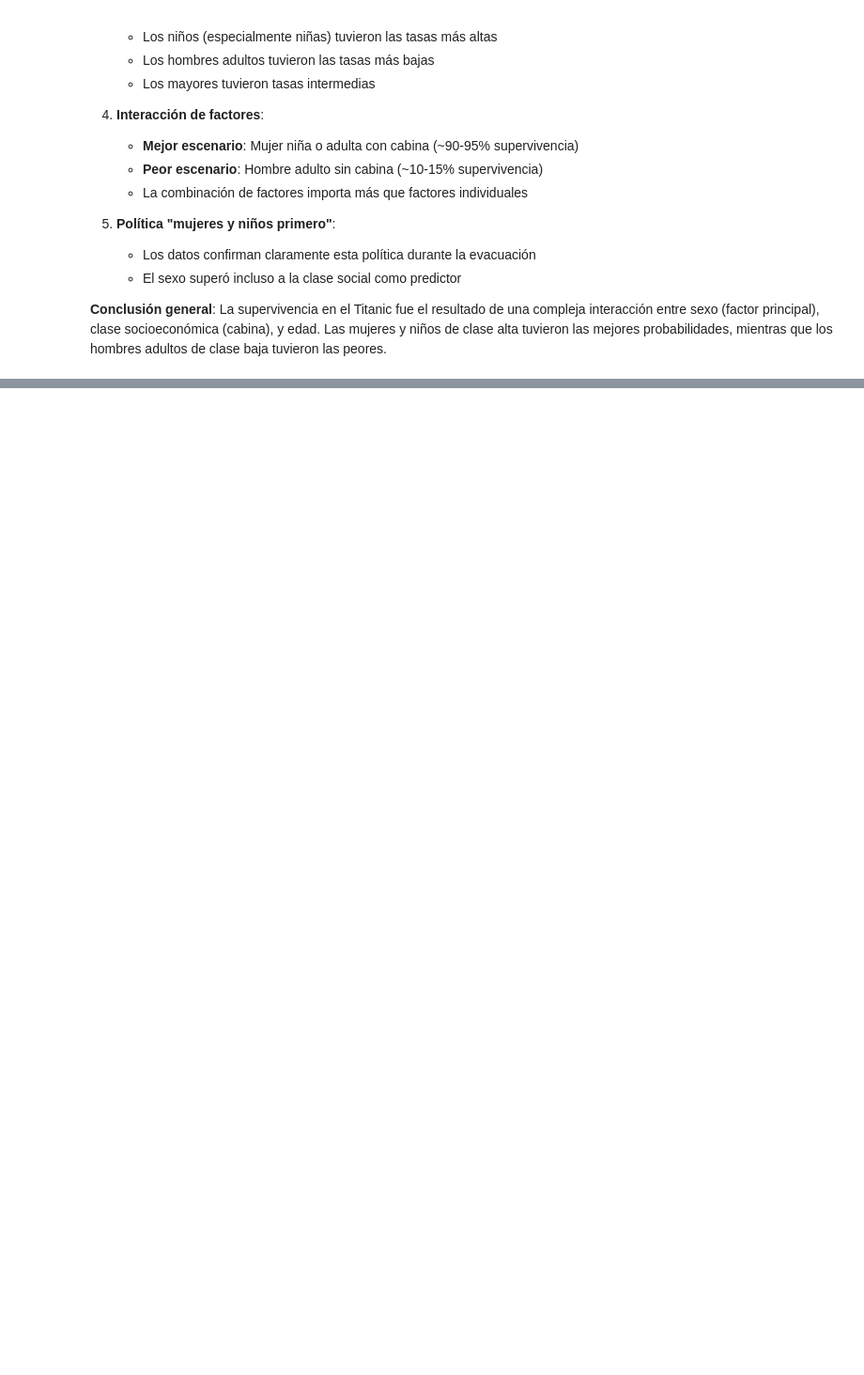
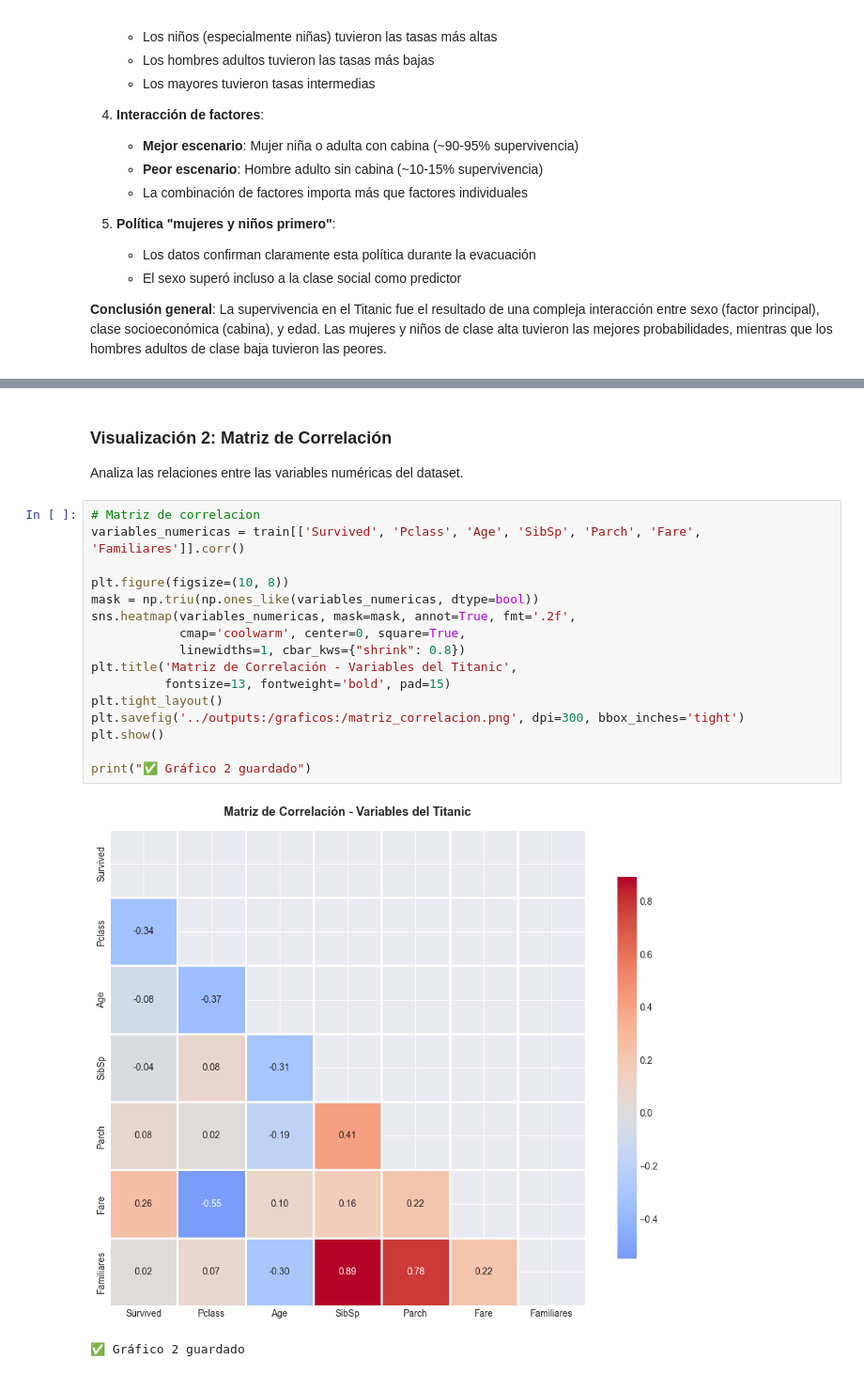
Before and after one commit to Danfezinho/taller-pandas-titanic-individual, a Jupyter notebook: notebooks:/analisis_titanic.ipynb, the cells around one changed output, grey strips where cells are left out. Shown at 94% size. Drawn from its saved outputs; the diff is of its cells as text; blank space fills up the shorter version.

```diff
--- a/notebooks:/analisis_titanic.ipynb
+++ b/notebooks:/analisis_titanic.ipynb
@@ -1566,0 +1641,23 @@ Graficos detallados guardados
+# %% [markdown]
+### Visualización 2: Matriz de Correlación
+
+Analiza las relaciones entre las variables numéricas del dataset.
+# %%
+# Matriz de correlacion
+variables_numericas = train[['Survived', 'Pclass', 'Age', 'SibSp', 'Parch', 'Fare', 'Familiares']].corr()
+
+plt.figure(figsize=(10, 8))
+mask = np.triu(np.ones_like(variables_numericas, dtype=bool))
+sns.heatmap(variables_numericas, mask=mask, annot=True, fmt='.2f',
+            cmap='coolwarm', center=0, square=True,
+            linewidths=1, cbar_kws={"shrink": 0.8})
+plt.title('Matriz de Correlación - Variables del Titanic',
+          fontsize=13, fontweight='bold', pad=15)
+plt.tight_layout()
+plt.savefig('../outputs:/graficos:/matriz_correlacion.png', dpi=300, bbox_inches='tight')
+plt.show()
+
+print("✅ Gráfico 2 guardado")
+# %% [output]
+[figure, added]
+✅ Gráfico 2 guardado
```
Also changed, not shown: parts of 28 cells of this notebook, 8 other files.
